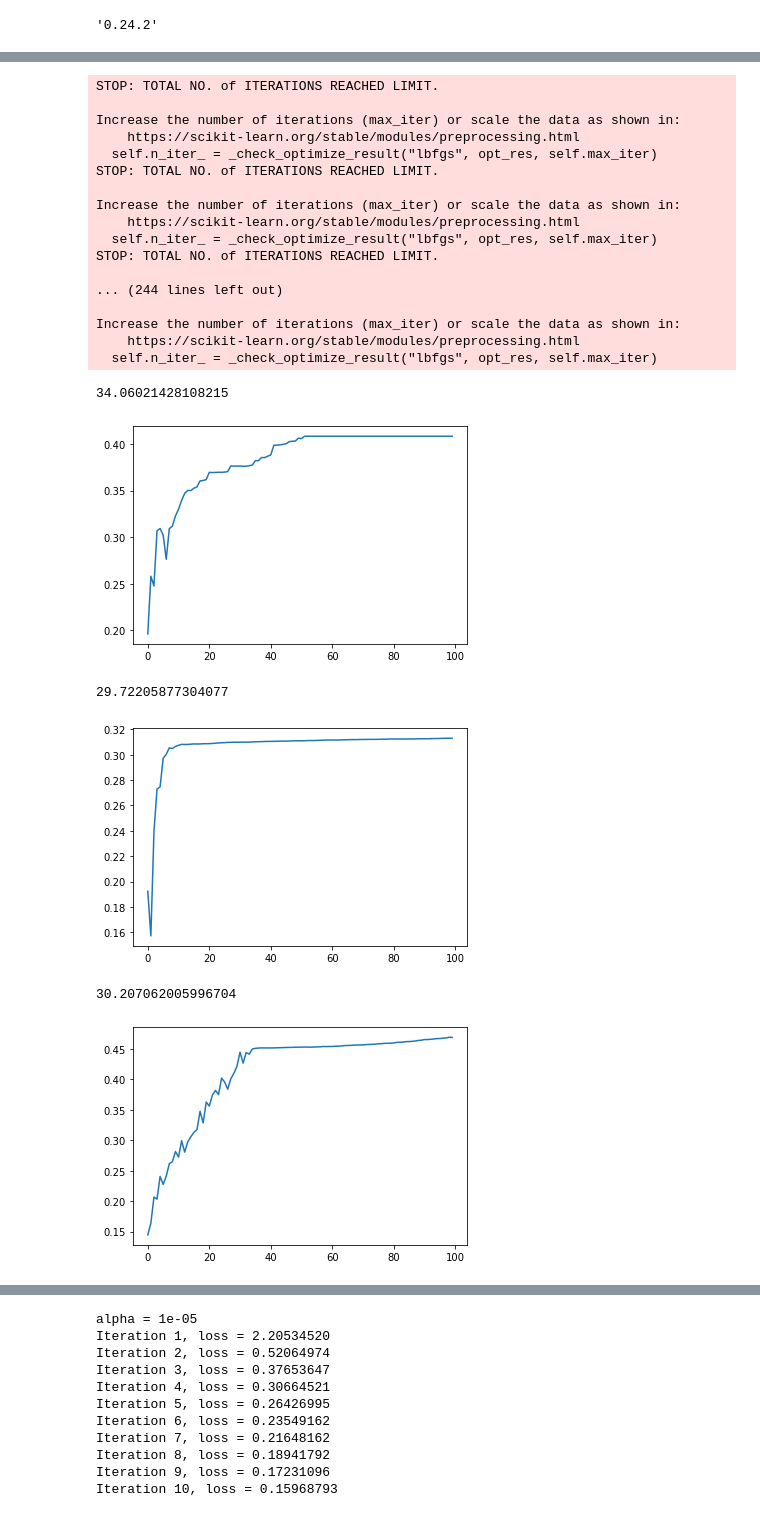
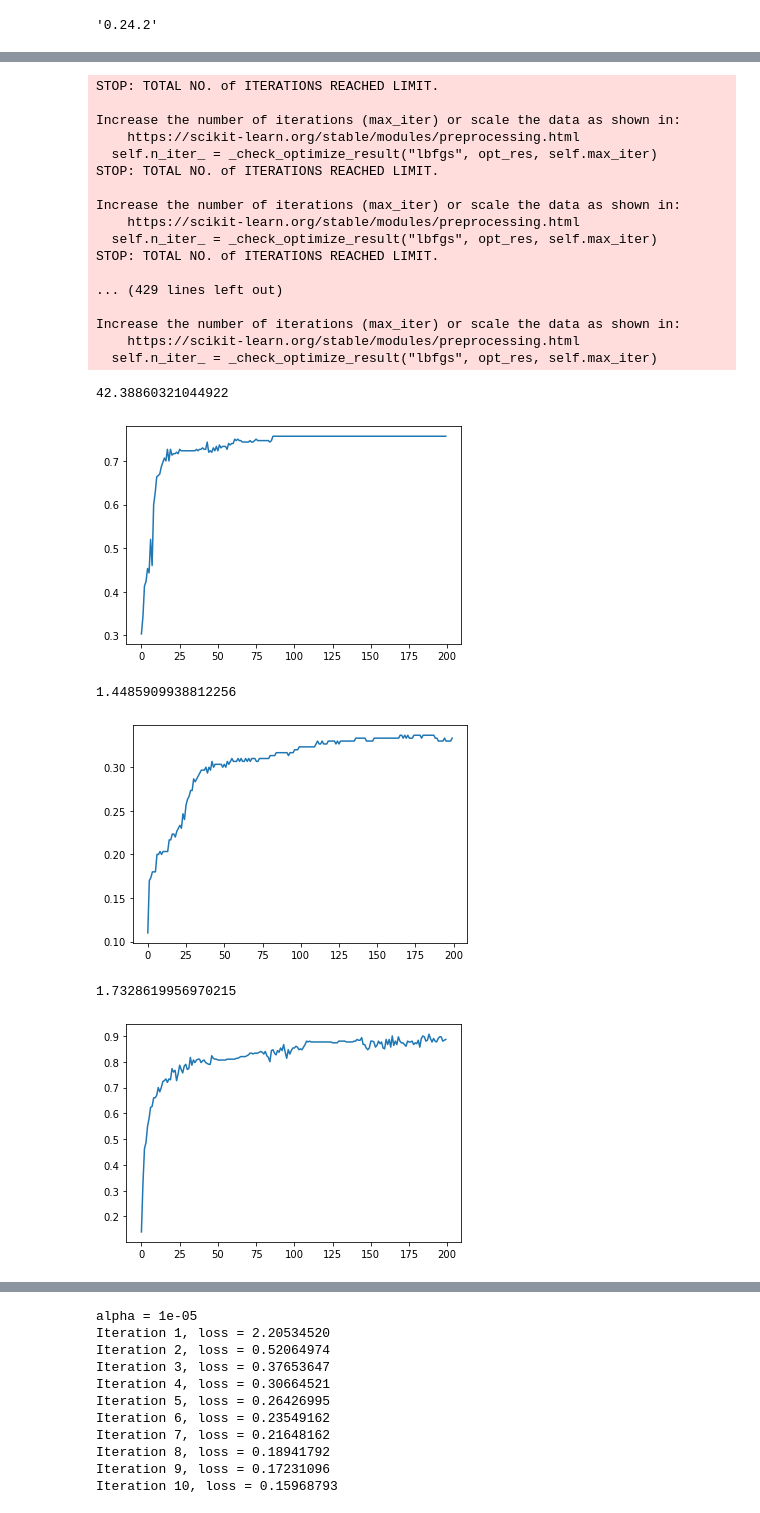
Before and after one commit to MarinoBenassai/TP-Supervise, a Jupyter notebook: MLP.ipynb, the cells around one changed output, grey strips where cells are left out. Cells and saved outputs as stored; diff of their text form; code cells hidden in the pictures.

```diff
--- a/MLP.ipynb
+++ b/MLP.ipynb
@@ -87,14 +119,17 @@ xtrain,  xtest,  ytrain,  ytest = model_selection.train_test_split(mnist.data.va
 #Convergence de L-BFGS
 #Converge mal sur des grand jeux de données, mais peut être aussi voir plus efficace que les deux autres sur des petits jeux de données (environ 100)
 
-clf = MLPClassifier(hidden_layer_sizes=(50,50,50), random_state=0, max_iter=1, warm_start=True, solver='lbfgs')
-precisions3 = []
+hidden_layer_size = 200
+nb_layers = 1
+
+clf = MLPClassifier(hidden_layer_sizes= tuple([hidden_layer_size]*nb_layers), random_state=0, max_iter=1, warm_start=True, solver='lbfgs')
+precisions3l = []
 start_time = time.time()
-for i in range(100):
+for i in range(200):
     clf.fit(xtrain, ytrain)
-    precisions3.append(precision_score(ytest, clf.predict(xtest), average='micro'))
+    precisions3l.append(precision_score(ytest, clf.predict(xtest), average='micro'))
 
-plt.plot(precisions3)
+plt.plot(precisions3l)
 print(time.time() - start_time)
 # %% [output]
 STOP: TOTAL NO. of ITERATIONS REACHED LIMIT.
@@ -109,46 +144,52 @@ Increase the number of iterations (max_iter) or scale the data as shown in:
   self.n_iter_ = _check_optimize_result("lbfgs", opt_res, self.max_iter)
 STOP: TOTAL NO. of ITERATIONS REACHED LIMIT.
 
-... (244 lines left out)
+... (429 lines left out)
 
 Increase the number of iterations (max_iter) or scale the data as shown in:
     https://scikit-learn.org/stable/modules/preprocessing.html
   self.n_iter_ = _check_optimize_result("lbfgs", opt_res, self.max_iter)
-34.06021428108215
+42.38860321044922
-[figure, old version]
+[figure, new version]
 # %%
 #Convergence de SGD
 #Le plus rapide des 3 pour 3 couches et un grand nombre de données
 #Se rapproche du premier en terme de précision et de vitesse d'execution au fur et à mesure que le nombre
 #de données baisse pour 3 couches, voir devient moins bon pour un training set de 100. La vitesse de convergence reste la meilleure des 3
 
-clf = MLPClassifier(hidden_layer_sizes=(50,50,50), random_state=0, max_iter=1, warm_start=True, solver='sgd')
-precisions3 = []
+hidden_layer_size = 50
+nb_layers = 2
+
+clf = MLPClassifier(hidden_layer_sizes= tuple([hidden_layer_size]*nb_layers), random_state=0, max_iter=1, warm_start=True, solver='sgd')
+precisions3s = []
 start_time = time.time()
 
-for i in range(100):
+for i in range(200):
     clf.fit(xtrain, ytrain)
-    precisions3.append(precision_score(ytest, clf.predict(xtest), average='micro'))
+    precisions3s.append(precision_score(ytest, clf.predict(xtest), average='micro'))
 
-plt.plot(precisions3)
+plt.plot(precisions3s)
 print(time.time() - start_time)
 # %% [output]
-29.72205877304077
+1.4485909938812256
-[figure, old version]
+[figure, new version]
 # %%
 #Convergence de Adam
 #Meilleure convergence des 3 avec une seule couche et beaucoup de donnéesou
 
-clf = MLPClassifier(hidden_layer_sizes=(50,50,50), random_state=0, max_iter=1, warm_start=True, solver='adam')
-precisions3 = []
+hidden_layer_size = 200
+nb_layers = 1
+
+clf = MLPClassifier(hidden_layer_sizes= tuple([hidden_layer_size]*nb_layers), random_state=0, max_iter=1, warm_start=True, solver='adam')
+precisions3a = []
 start_time = time.time()
 
-for i in range(100):
+for i in range(200):
     clf.fit(xtrain, ytrain)
-    precisions3.append(precision_score(ytest, clf.predict(xtest), average='micro'))
+    precisions3a.append(precision_score(ytest, clf.predict(xtest), average='micro'))
 
-plt.plot(precisions3)
+plt.plot(precisions3a)
 print(time.time() - start_time)
 # %% [output]
-30.207062005996704
+1.7328619956970215
-[figure, old version]
+[figure, new version]
```
Also changed, not shown: parts of 30 cells of this notebook.
